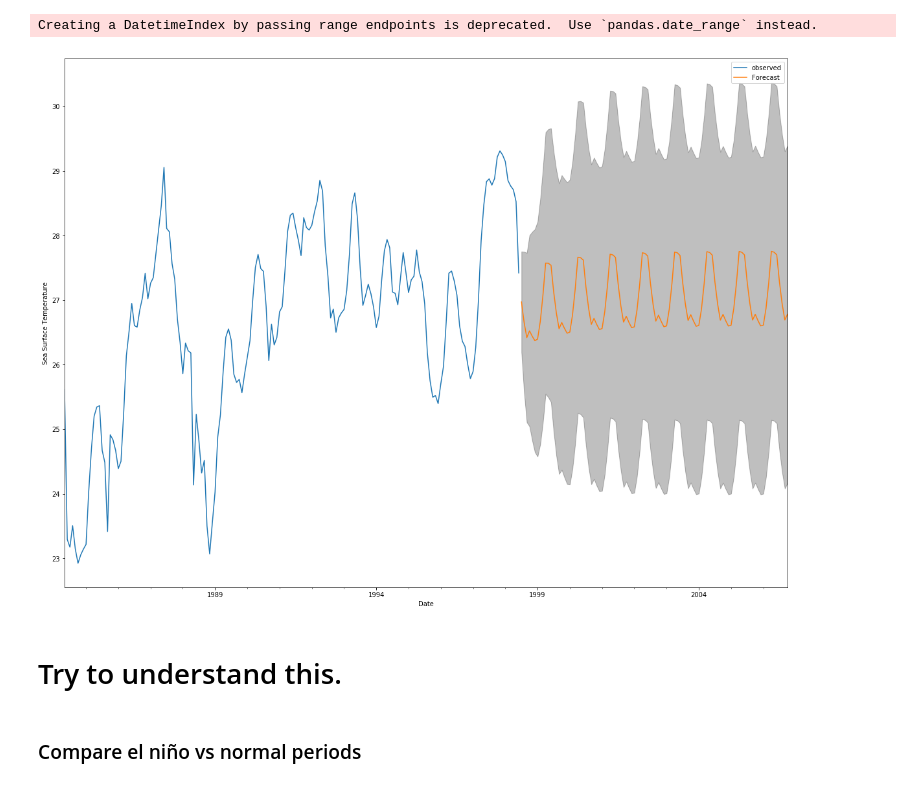
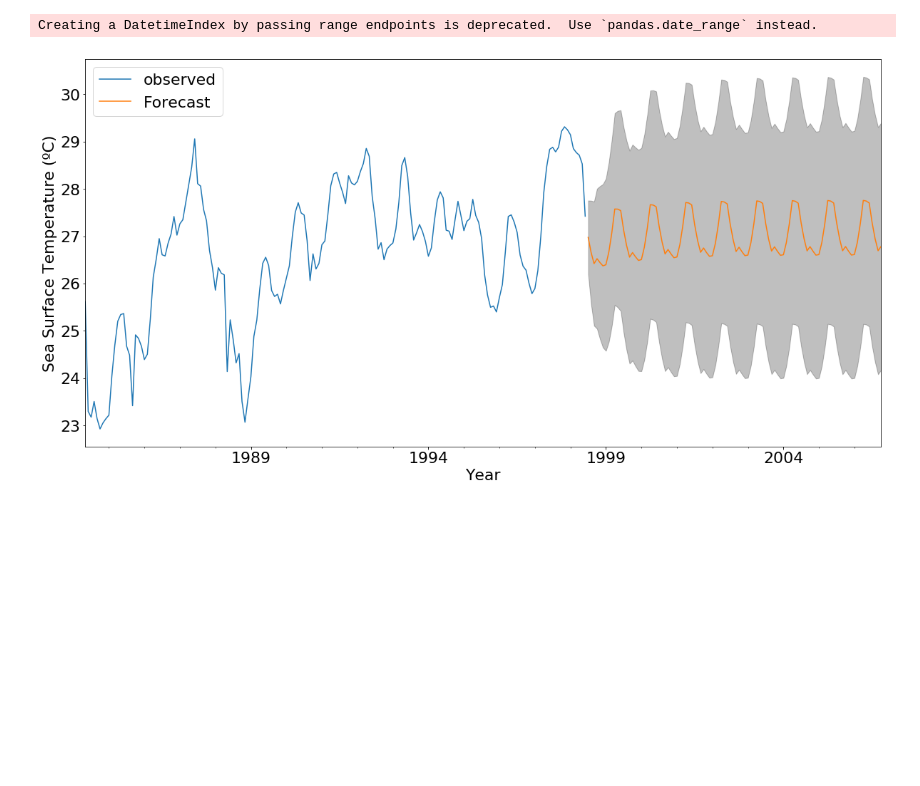
Before and after one commit to dvsun/Final_Project, a Jupyter notebook: Analysis/Time-Series-Analysis-ONI for Sea Surface Temperature.ipynb, the cells around one changed output. Cells and saved outputs as stored; diff of their text form; code cells hidden in the pictures; blank space fills up the shorter version.

```diff
--- a/Analysis/Time-Series-Analysis-ONI for Sea Surface Temperature.ipynb
+++ b/Analysis/Time-Series-Analysis-ONI for Sea Surface Temperature.ipynb
@@ -312,6 +311,8 @@ pred_ci = pred.conf_int()
 # %% [markdown]
 The dynamic=False argument ensures that we produce one-step ahead forecasts, meaning that forecasts at each point are generated using the full history up to that point.
 # %%
+matplotlib.rcParams.update({'font.size': 22})
+
 ax = y_rev['1980':].plot(label='observed')
 pred.predicted_mean.plot(ax=ax, label='One-step ahead Forecast', alpha=.7)
 
@@ -319,8 +320,8 @@ ax.fill_between(pred_ci.index,
                 pred_ci.iloc[:, 0],
                 pred_ci.iloc[:, 1], color='k', alpha=.2)
 
-ax.set_xlabel('Date')
-ax.set_ylabel('Meridional Winds')
+ax.set_xlabel('Year')
+ax.set_ylabel('Sea Surface Temperature (ºC)')
 plt.legend()
 
 
@@ -388,19 +389,15 @@ pred_ci = pred_uc.conf_int()
 # %% [output]
 Creating a DatetimeIndex by passing range endpoints is deprecated.  Use `pandas.date_range` instead.
 # %%
-ax = y_rev.plot(label='observed', figsize=(20, 15))
+ax = y_rev.plot(label='observed', figsize=(20, 10))
 pred_uc.predicted_mean.plot(ax=ax, label='Forecast')
 ax.fill_between(pred_ci.index,
                 pred_ci.iloc[:, 0],
                 pred_ci.iloc[:, 1], color='k', alpha=.25)
-ax.set_xlabel('Date')
-ax.set_ylabel('Sea Surface Temperature')
+ax.set_xlabel('Year')
+ax.set_ylabel('Sea Surface Temperature (ºC)')
 
-plt.legend()
+ax.legend(loc=2)
 plt.show()
 # %% [output]
-[figure, old version]
+[figure, new version]
-# %% [markdown]
-# Try to understand this.
-# %% [markdown]
-### Compare el niño vs normal periods
```
Also changed, not shown: parts of 20 cells of this notebook, 3 other files.
